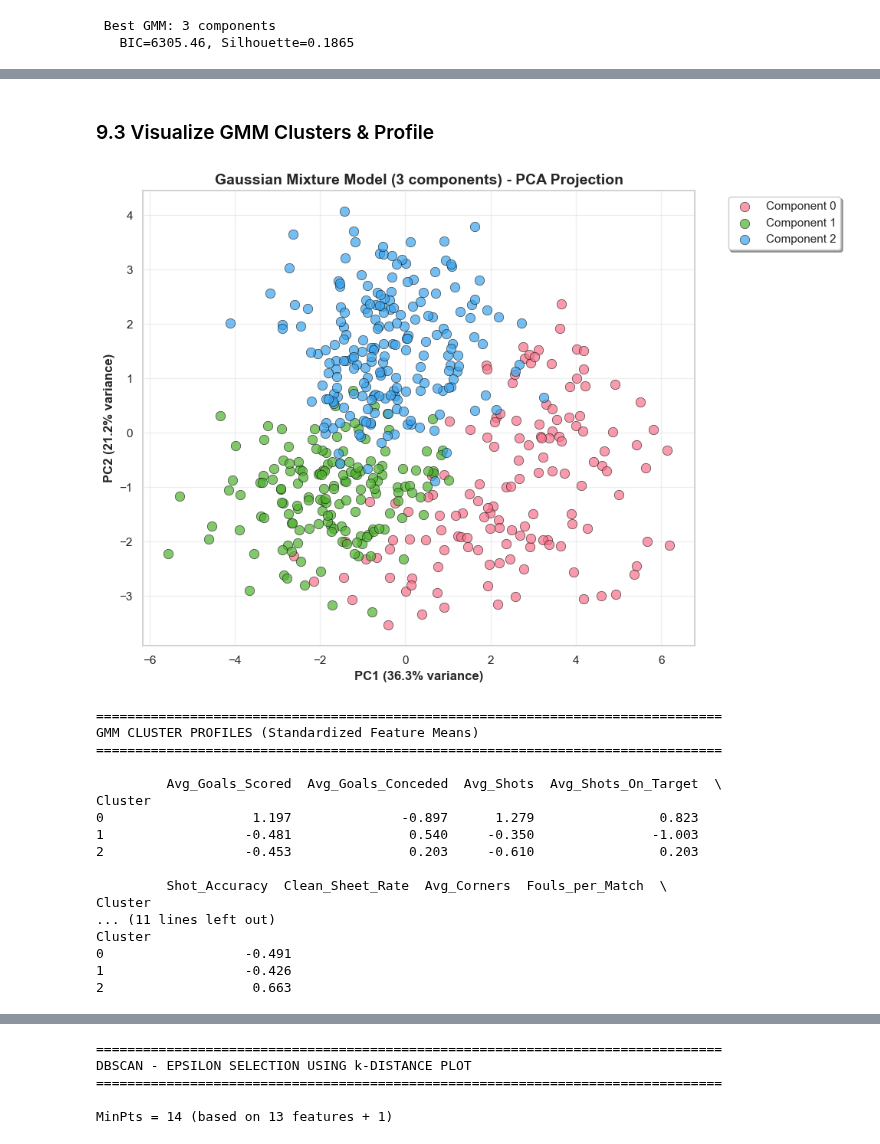
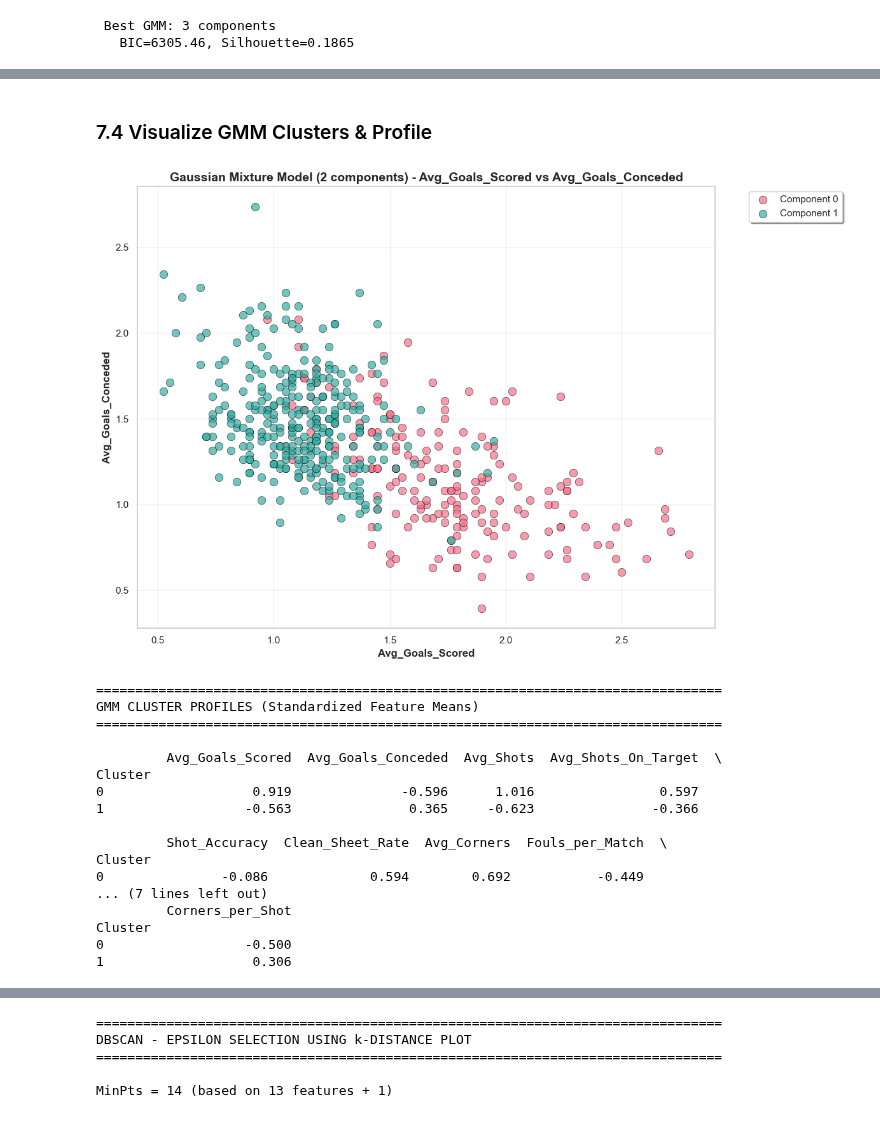
Before and after one commit to AtfastrSlushyMaker/pl-standings-prediction-project, a Jupyter notebook: notebooks/BO3_team_segmentation.ipynb, the cells around one changed output, grey strips where cells are left out. Drawn from its saved outputs; the diff is of its cells as text; code cells hidden in the pictures.

```diff
--- a/notebooks/BO3_team_segmentation.ipynb
+++ b/notebooks/BO3_team_segmentation.ipynb
@@ -423,12 +437,17 @@ k=9: Inertia=2832.12, Silhouette=0.1439
 # %%
-# Train final K-Means model with best k
-kmeans_final = KMeans(n_clusters=best_k, random_state=RANDOM_STATE, n_init=10)
+# Train final K-Means model with best parameters
+kmeans_final = KMeans(
+    n_clusters=best_k,
+    random_state=RANDOM_STATE,
+    n_init=grid_search.best_params_.get('n_init', 10),
+    max_iter=grid_search.best_params_.get('max_iter', 300),
+    init=grid_search.best_params_.get('init', 'k-means++')
+)
 kmeans_labels = kmeans_final.fit_predict(X_scaled)
 
 df_feat['cluster_kmeans'] = kmeans_labels
-df_pca['cluster_kmeans'] = kmeans_labels
 
-print(f' K-Means model trained with k={best_k}')
+print(f'✅ K-Means model trained with k={best_k}')
 print(f'\nCluster distribution:')
 print(pd.Series(kmeans_labels).value_counts().sort_index())
 # %% [output]
@@ -638,13 +759,18 @@ components=9: BIC=7076.63, AIC=3098.04, Silhouette=0.1044
 # %%
-# Train final GMM
-gmm_final = GaussianMixture(n_components=best_components, covariance_type='full', random_state=RANDOM_STATE)
+# Train final GMM with best parameters
+gmm_final = GaussianMixture(
+    n_components=best_components,
+    covariance_type=gmm_grid_search.best_params_.get('covariance_type', 'full'),
+    max_iter=gmm_grid_search.best_params_.get('max_iter', 100),
+    n_init=gmm_grid_search.best_params_.get('n_init', 1),
+    random_state=RANDOM_STATE
+)
 gmm_labels = gmm_final.fit_predict(X_scaled)
 gmm_probs = gmm_final.predict_proba(X_scaled)
 
 df_feat['cluster_gmm'] = gmm_labels
-df_pca['cluster_gmm'] = gmm_labels
 
-print(f' GMM model trained with {best_components} components')
+print(f'✅ GMM model trained with {best_components} components')
 print(f'\nCluster distribution:')
 print(pd.Series(gmm_labels).value_counts().sort_index())
 
@@ -695,51 +820,53 @@ Example hybrid teams:
 # %% [markdown]
-### 9.3 Visualize GMM Clusters & Profile
+### 7.4 Visualize GMM Clusters & Profile
 # %%
-# Visualize GMM clusters in PCA space
-plt.figure(figsize=(10, 7))
+# Visualize GMM clusters using feature space
+feature_x, feature_y = 'Avg_Goals_Scored', 'Avg_Goals_Conceded'
+
+plt.figure(figsize=(12, 8))
 palette = sns.color_palette('husl', n_colors=best_components)
 
 for cluster in range(best_components):
     mask = gmm_labels == cluster
-    plt.scatter(X_pca[mask, 0], X_pca[mask, 1],
+    plt.scatter(df_feat.loc[mask, feature_x], df_feat.loc[mask, feature_y],
                color=palette[cluster], label=f'Component {cluster}',
                alpha=0.7, s=80, edgecolors='black', linewidth=0.5)
 
-plt.xlabel(f'PC1 ({pca.explained_variance_ratio_[0]*100:.1f}% variance)', fontweight='bold')
-plt.ylabel(f'PC2 ({pca.explained_variance_ratio_[1]*100:.1f}% variance)', fontweight='bold')
-plt.title(f'Gaussian Mixture Model ({best_components} components) - PCA Projection',
+plt.xlabel(feature_x, fontweight='bold', fontsize=12)
+plt.ylabel(feature_y, fontweight='bold', fontsize=12)
+plt.title(f'Gaussian Mixture Model ({best_components} components) - {feature_x} vs {feature_y}',
          fontsize=14, fontweight='bold')
 plt.legend(bbox_to_anchor=(1.05, 1), loc='upper left', frameon=True, shadow=True)
 plt.grid(alpha=0.3)
 plt.tight_layout()
 plt.show()
 
 # Compute cluster profiles
 profile_df_gmm = pd.DataFrame(X_scaled, columns=style_features)
 profile_df_gmm['Cluster'] = gmm_labels
 cluster_profile_gmm = profile_df_gmm.groupby('Cluster')[style_features].mean()
 
 print(f'\n{"="*80}')
 print('GMM CLUSTER PROFILES (Standardized Feature Means)')
 print(f'{"="*80}\n')
 print(cluster_profile_gmm.round(3))
 # %% [output]
-[figure, old version]
+[figure, new version]
 ================================================================================
 GMM CLUSTER PROFILES (Standardized Feature Means)
 ================================================================================
 
          Avg_Goals_Scored  Avg_Goals_Conceded  Avg_Shots  Avg_Shots_On_Target  \
 Cluster
-0                   1.197              -0.897      1.279                0.823
-1                  -0.481               0.540     -0.350               -1.003
-2                  -0.453               0.203     -0.610                0.203
+0                   0.919              -0.596      1.016                0.597
+1                  -0.563               0.365     -0.623               -0.366
 
          Shot_Accuracy  Clean_Sheet_Rate  Avg_Corners  Fouls_per_Match  \
 Cluster
-... (11 lines left out)
+0               -0.086             0.594        0.692           -0.449
+... (7 lines left out)
+         Corners_per_Shot
 Cluster
-0                  -0.491
-1                  -0.426
-2                   0.663
+0                  -0.500
+1                   0.306
 # %% [markdown]
```
Also changed, not shown: parts of 44 cells of this notebook.
